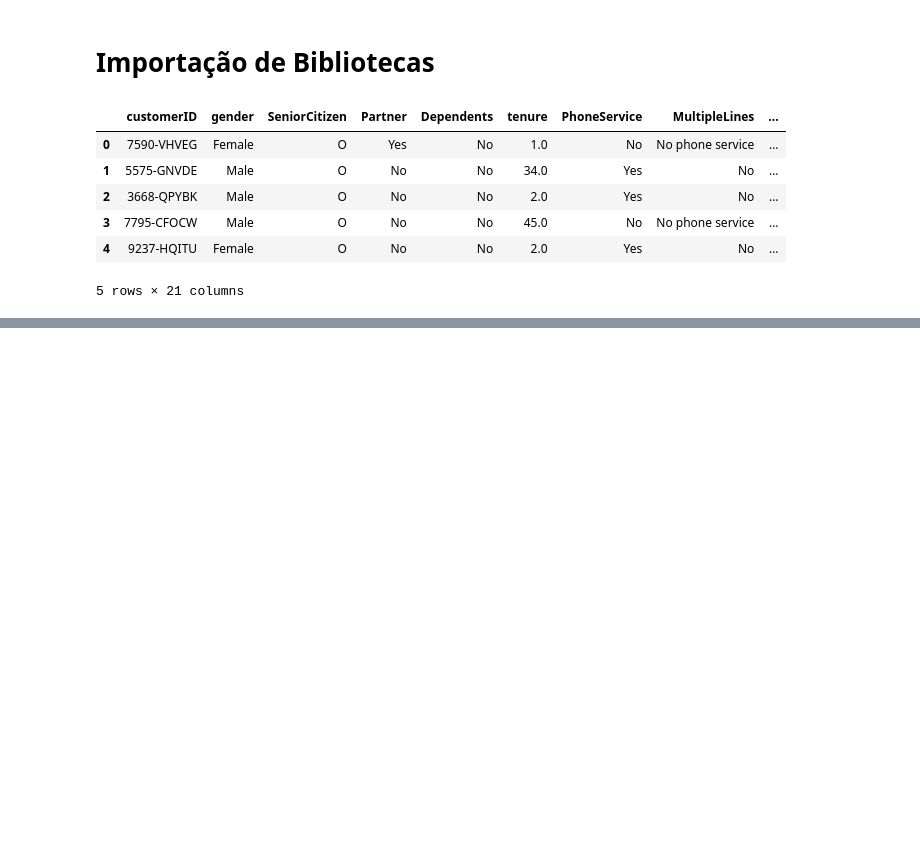
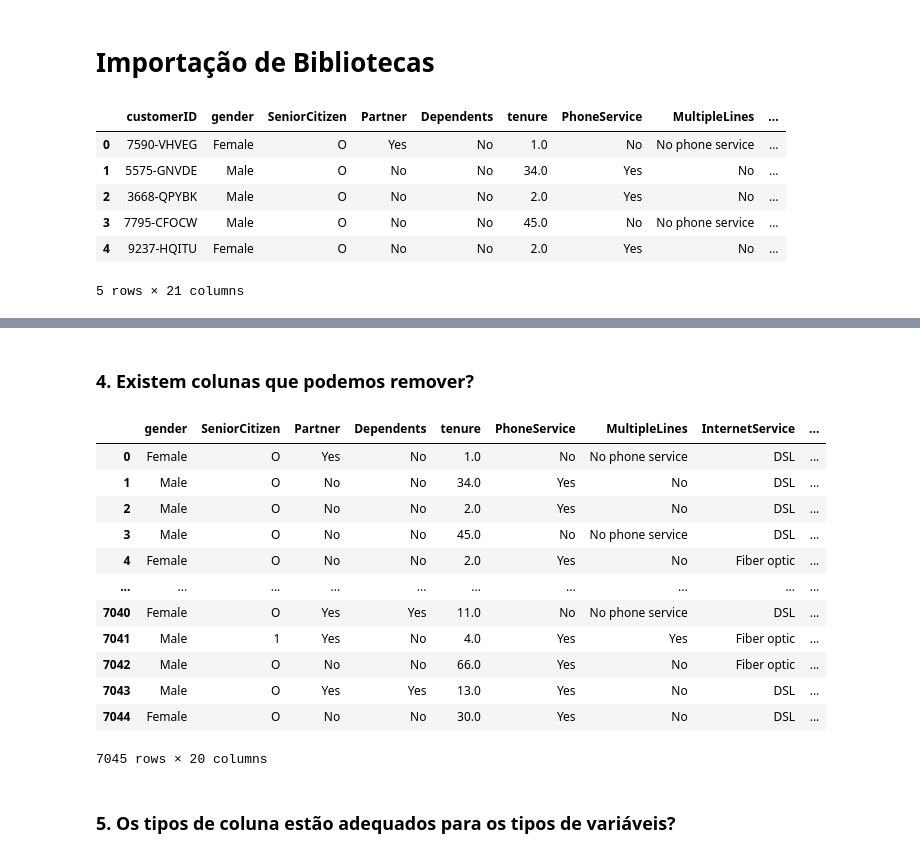
Before and after one commit to viktoruebelhart/pos_facens, a Jupyter notebook: Churn_Aula1.ipynb, the cells around one changed output, grey strips where cells are left out. Drawn from its saved outputs; the diff is of its cells as text; code cells hidden in the pictures; blank space fills up the shorter version.

```diff
--- a/Churn_Aula1.ipynb
+++ b/Churn_Aula1.ipynb
@@ -21,0 +137,2 @@ df.head()
+# %% [markdown]
+### 4. Existem colunas que podemos remover?
@@ -21,0 +141,18 @@ df.head()
+# %%
+df
+# %% [output]
+|  | gender | SeniorCitizen | Partner | Dependents | tenure | PhoneService | MultipleLines | InternetService | ... |
+| 0 | Female | O | Yes | No | 1.0 | No | No phone service | DSL | ... |
+| 1 | Male | O | No | No | 34.0 | Yes | No | DSL | ... |
+| 2 | Male | O | No | No | 2.0 | Yes | No | DSL | ... |
+| 3 | Male | O | No | No | 45.0 | No | No phone service | DSL | ... |
+| 4 | Female | O | No | No | 2.0 | Yes | No | Fiber optic | ... |
+| ... | ... | ... | ... | ... | ... | ... | ... | ... | ... |
+| 7040 | Female | O | Yes | Yes | 11.0 | No | No phone service | DSL | ... |
+| 7041 | Male | 1 | Yes | No | 4.0 | Yes | Yes | Fiber optic | ... |
+| 7042 | Male | O | No | No | 66.0 | Yes | No | Fiber optic | ... |
+| 7043 | Male | O | Yes | Yes | 13.0 | Yes | No | DSL | ... |
+| 7044 | Female | O | No | No | 30.0 | Yes | No | DSL | ... |
+7045 rows × 20 columns
+# %% [markdown]
+### 5. Os tipos de coluna estão adequados para os tipos de variáveis?
```
Also changed, not shown: parts of 28 cells of this notebook.
